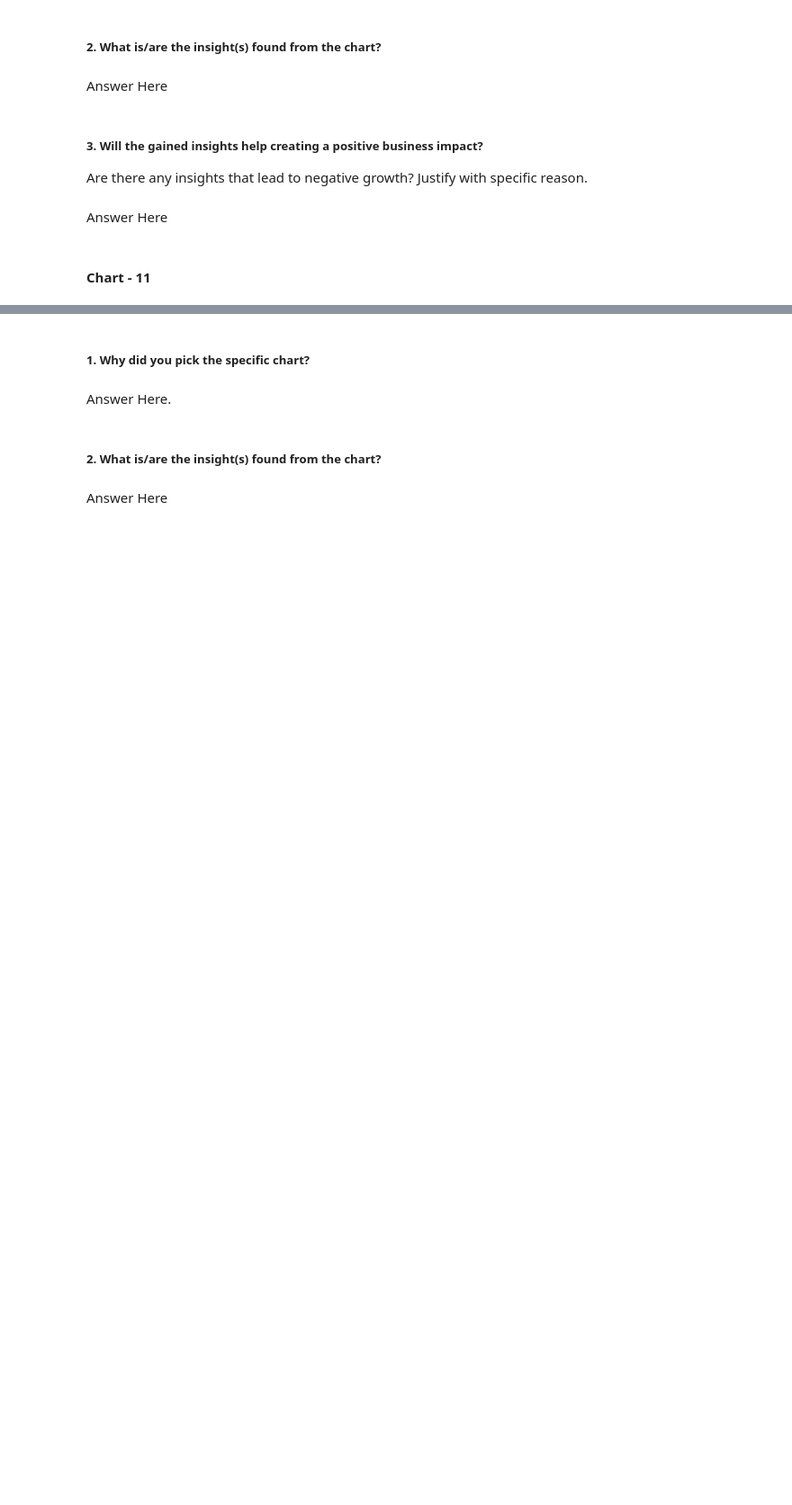
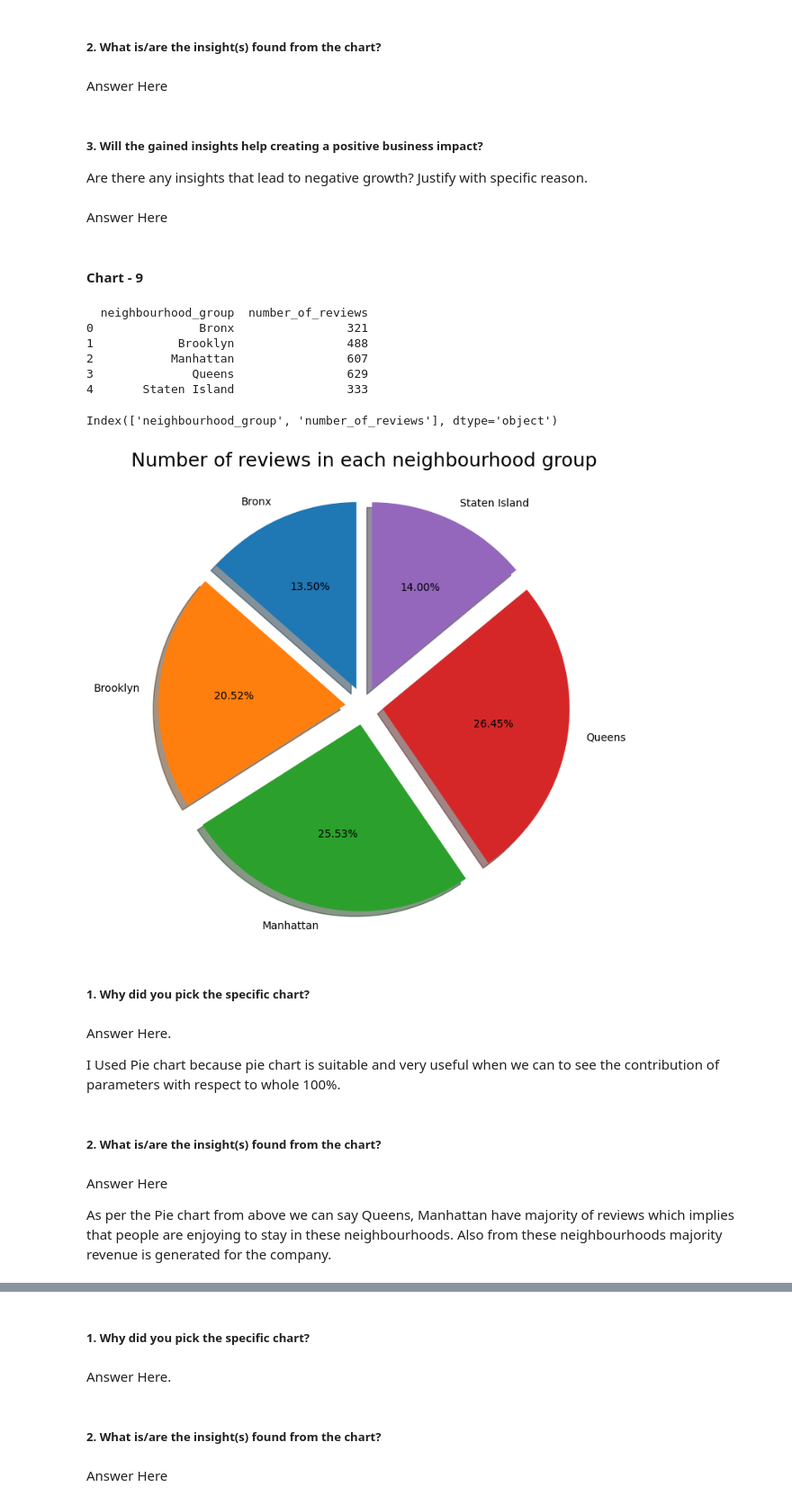
Before and after one commit to Dr-Datalogy/AirBnb-Booking-Exploratory-Data-Analysis, a Jupyter notebook: AirBnb_EDA_Submission_Template.ipynb, the cells around one changed output, grey strips where cells are left out. Shown at 90% size. Saved outputs shown, nothing was run; the diff lists cells and outputs as text; code cells hidden in the pictures; blank space fills up the shorter version.

```diff
--- a/AirBnb_EDA_Submission_Template.ipynb
+++ b/AirBnb_EDA_Submission_Template.ipynb
@@ -555,4 +680,41 @@ Are there any insights that lead to negative growth? Justify with specific reaso
 # %% [markdown]
 Answer Here
 # %% [markdown]
-#### Chart - 11
+#### Chart - 9
+# %%
+#Creating a Report neighbourhood has got maximum number of reviews
+areas_review_rept = air_df2.groupby(['neighbourhood_group'])['number_of_reviews'].max()
+areas_review_rept=areas_review_rept.reset_index()
+print(areas_review_rept)
+# %% [output]
+  neighbourhood_group  number_of_reviews
+0               Bronx                321
+1            Brooklyn                488
+2           Manhattan                607
+3              Queens                629
+4       Staten Island                333
+# %%
+areas_review_rept.columns
+# %% [output]
+Index(['neighbourhood_group', 'number_of_reviews'], dtype='object')
+# %%
+# Visualising the number of reviews in each neighbourhood group through pie chart
+plt.rcParams['figure.figsize'] = (13,8)
+reviews = areas_review_rept['number_of_reviews']
+plt.pie(reviews, labels = areas_review_rept['neighbourhood_group'], autopct ='%0.2f%%', startangle =90, explode = [0.1,0.1,0.1,0.1,0.1], shadow = True )
+plt.title('Number of reviews in each neighbourhood group', {'fontsize': 18})
+plt.show()
+# %% [output]
+[figure, added]
+# %% [markdown]
+##### 1. Why did you pick the specific chart?
+# %% [markdown]
+Answer Here.
+
+I Used Pie chart because pie chart is suitable and very useful when we can to see the contribution of parameters with respect to whole 100%.
+# %% [markdown]
+##### 2. What is/are the insight(s) found from the chart?
+# %% [markdown]
+ Answer Here
+
+ As per the Pie chart from above we can say Queens, Manhattan have majority of reviews which implies that people are enjoying to stay in these neighbourhoods. Also from these neighbourhoods majority revenue is generated for the company.
```
Also changed, not shown: parts of 50 cells of this notebook.
